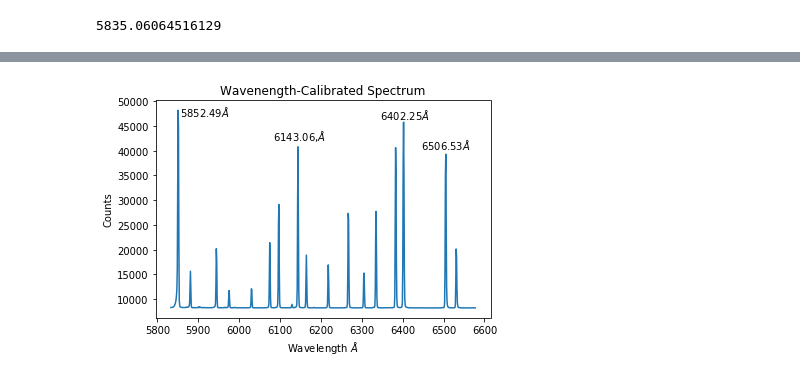
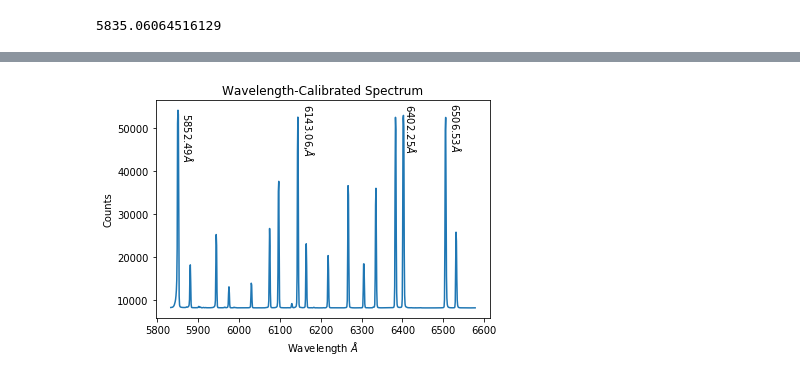
Before and after one commit to astro-kjc/AST443, a Jupyter notebook: Lab0/Lab0.ipynb, the cells around one changed output, grey strips where cells are left out. Drawn from its saved outputs; the diff is of its cells as text; code cells hidden in the pictures.

```diff
--- a/Lab0/Lab0.ipynb
+++ b/Lab0/Lab0.ipynb
@@ -365,6 +369,3 @@ normalized_flatfield = np.reshape(normalized, np.shape(cropped));
 lamps = sorted(glob.glob("data/flat/spec_lamp.FIT"))
 lamps = list(map(fits.open, lamps[:]))
 lamp_spec = lamps[0][0].data
-# %%
-lamp_spec = lamp_spec[:400, :]
-normalized_lampfield = normalized_flatfield * lamp_spec
@@ -371,2 +374,6 @@ normalized_lampfield = normalized_flatfield * lamp_spec
+# %%
+lamp_spec = lamp_spec[55:225, :]
+normalized_lampfield = normalized_flatfield * lamp_spec #Change the lamp field to deal with sensitivity
+#variations as you increase distance from center
 # %%
 mean = np.mean(lamp_spec, axis=0)
@@ -430,16 +424,18 @@ theory
 # %%
 #plt.plot(indices,np.arange(lamp_spec.shape[1])*wavelength_v_pixel(lamp_spec))
 plt.plot(wavelength_v_pixel(np.arange(lamp_spec.shape[1])), mean)
 
-plt.text(5915, 48000, '5852.49$\AA$', ha='center', va='center', rotation='horizontal')
-plt.text( 6143.06, 43000, ' 6143.06,$\AA$', ha='center', va='center', rotation='horizontal')
-plt.text( 6402, 47300, ' 6402.25$\AA$', ha='center', va='center', rotation='horizontal')
-plt.text( 6506.53, 41300, '6506.53$\AA$', ha='center', va='center', rotation='horizontal')
-plt.title("Wavenength-Calibrated Spectrum")
+plt.text(5875, 48000, '5852.49$\AA$', ha='center', va='center', rotation=270)
+plt.text( 6170.06, 50000, ' 6143.06,$\AA$', ha='center', va='center', rotation=270)
+plt.text( 6422, 50340, ' 6402.25$\AA$', ha='center', va='center', rotation=270)
+plt.text( 6530.53, 50300, '6506.53$\AA$', ha='center', va='center', rotation=270)
+plt.title("Wavelength-Calibrated Spectrum")
 plt.xlabel("Wavelength $\AA$")
 plt.ylabel("Counts");
+
+#plot data with wavelength as x axis
 # %% [output]
-[figure, old version]
+[figure, new version]
 # %%
 with open("47data.txt", 'w+') as f:
     writer = csv.writer(f, delimiter='\t')
```
Also changed, not shown: parts of 15 cells of this notebook.
